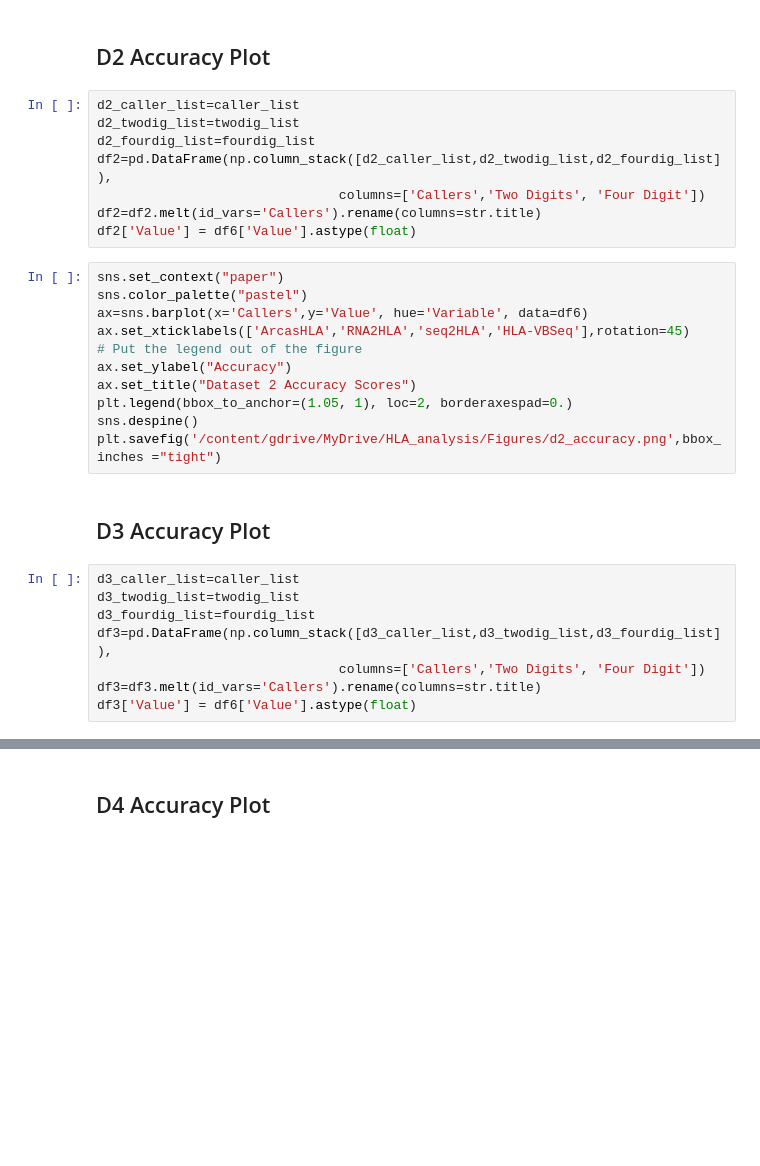
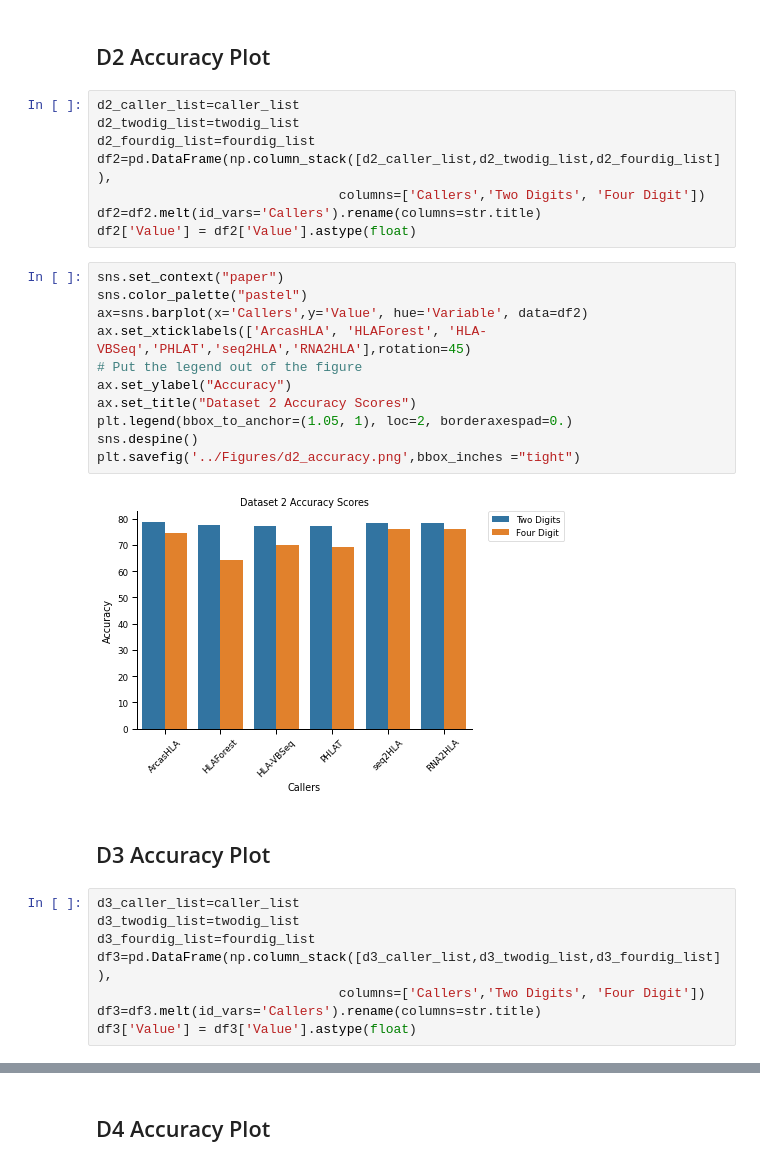
Before and after one commit to ydottie/hlaproject, a Jupyter notebook: notebooks/FINAL_accuracy_all_datasets.ipynb, the cells around one changed output, grey strips where cells are left out. Cells and saved outputs as stored; diff of their text form; blank space fills up the shorter version.

```diff
--- a/notebooks/FINAL_accuracy_all_datasets.ipynb
+++ b/notebooks/FINAL_accuracy_all_datasets.ipynb
@@ -682,18 +692,20 @@ d2_fourdig_list=fourdig_list
 df2=pd.DataFrame(np.column_stack([d2_caller_list,d2_twodig_list,d2_fourdig_list]),
                                columns=['Callers','Two Digits', 'Four Digit'])
 df2=df2.melt(id_vars='Callers').rename(columns=str.title)
-df2['Value'] = df6['Value'].astype(float)
+df2['Value'] = df2['Value'].astype(float)
 # %%
 sns.set_context("paper")
 sns.color_palette("pastel")
-ax=sns.barplot(x='Callers',y='Value', hue='Variable', data=df6)
-ax.set_xticklabels(['ArcasHLA','RNA2HLA','seq2HLA','HLA-VBSeq'],rotation=45)
+ax=sns.barplot(x='Callers',y='Value', hue='Variable', data=df2)
+ax.set_xticklabels(['ArcasHLA', 'HLAForest', 'HLA-VBSeq','PHLAT','seq2HLA','RNA2HLA'],rotation=45)
 # Put the legend out of the figure
 ax.set_ylabel("Accuracy")
 ax.set_title("Dataset 2 Accuracy Scores")
 plt.legend(bbox_to_anchor=(1.05, 1), loc=2, borderaxespad=0.)
 sns.despine()
-plt.savefig('/content/gdrive/MyDrive/HLA_analysis/Figures/d2_accuracy.png',bbox_inches ="tight")
+plt.savefig('../Figures/d2_accuracy.png',bbox_inches ="tight")
+# %% [output]
+[figure, added]
 # %% [markdown]
 ## D3 Accuracy Plot
 # %%
@@ -703,7 +715,7 @@ d3_fourdig_list=fourdig_list
 df3=pd.DataFrame(np.column_stack([d3_caller_list,d3_twodig_list,d3_fourdig_list]),
                                columns=['Callers','Two Digits', 'Four Digit'])
 df3=df3.melt(id_vars='Callers').rename(columns=str.title)
-df3['Value'] = df6['Value'].astype(float)
+df3['Value'] = df3['Value'].astype(float)
 # %%
 sns.set_context("paper")
 sns.color_palette("pastel")
```
Also changed, not shown: parts of 11 cells of this notebook, 21 other files.
